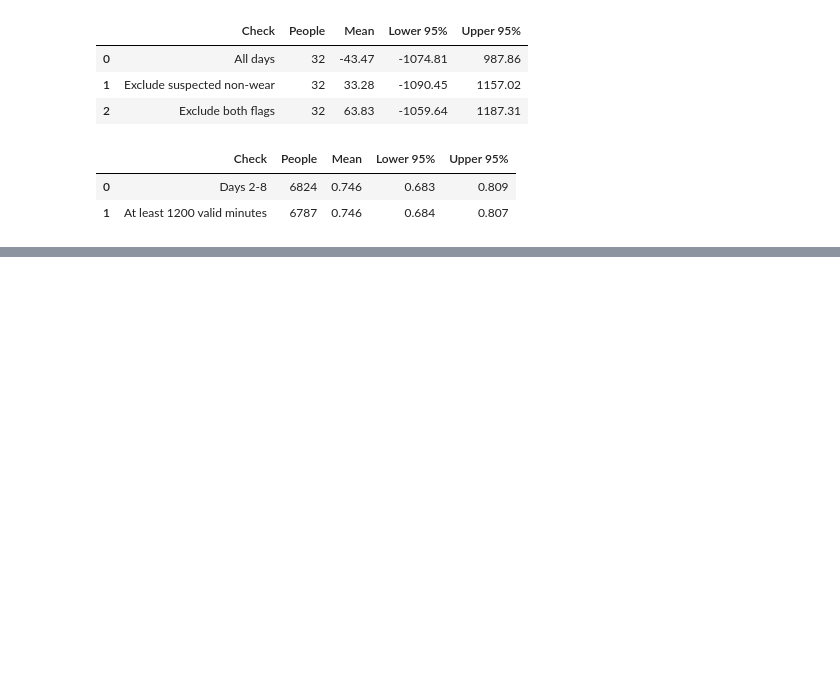
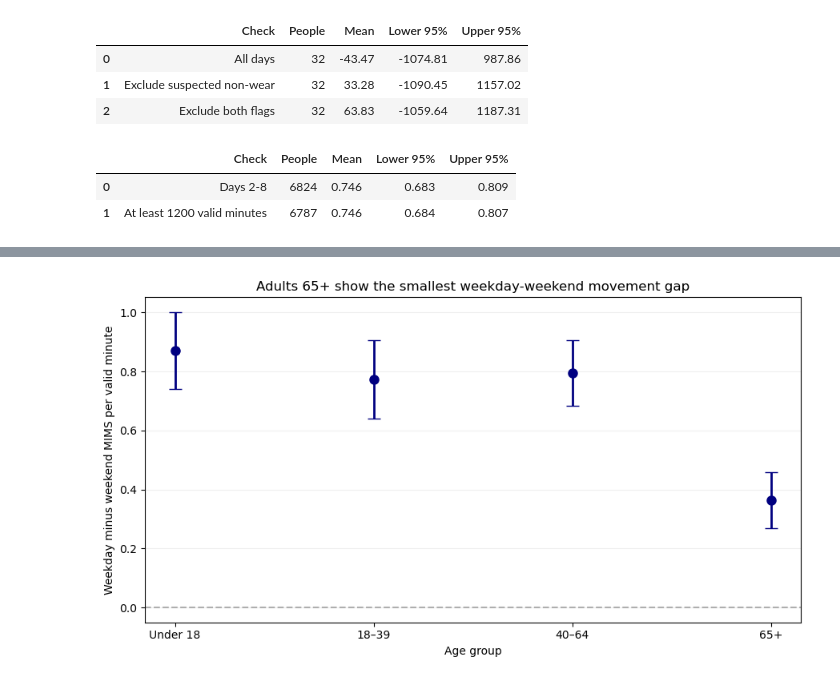
Before and after one commit to gcisne4/cs418-Fitness-Analytics, a Jupyter notebook: eda.ipynb, the cells around one changed output, grey strips where cells are left out. Drawn from its saved outputs; the diff is of its cells as text; code cells hidden in the pictures; blank space fills up the shorter version.

Commit message:
Add NHANES demographic analysis and age-group findings

```diff
--- a/eda.ipynb
+++ b/eda.ipynb
@@ -1288,3 +1288,16 @@ Name: PAXVMD, dtype: float64
 |  | Check | People | Mean | Lower 95% | Upper 95% |
 | 0 | Days 2-8 | 6824 | 0.746 | 0.683 | 0.809 |
 | 1 | At least 1200 valid minutes | 6787 | 0.746 | 0.684 | 0.807 |
+# %%
+demo = pd.read_sas("data/cdc/DEMO_G.xpt")
+
+print("Dataset shape:", demo.shape)
+
+print("\nDemographic variables:")
+display(demo[[
+    "SEQN",
+    "RIDAGEYR",
+    "RIAGENDR",
+    "INDFMPIR",
+    "DMDEDUC2"
+]].head())
@@ -1290,0 +1499,49 @@ Name: PAXVMD, dtype: float64
+# %%
+import matplotlib.pyplot as plt
+from pathlib import Path
+
+# Prepare values and confidence intervals
+groups = age_results["Age Group"]
+means = age_results["Difference"]
+
+lower_errors = means - age_results["95% CI Lower"]
+upper_errors = age_results["95% CI Upper"] - means
+
+# Create figure
+fig, ax = plt.subplots(figsize=(9, 5))
+
+ax.errorbar(
+    groups,
+    means,
+    yerr=[lower_errors, upper_errors],
+    fmt="o",
+    color="navy",
+    markersize=8,
+    capsize=6,
+    linewidth=2
+)
+
+ax.axhline(0, color="gray", linestyle="--", alpha=0.6)
+
+ax.set_title(
+    "Adults 65+ show the smallest weekday-weekend movement gap"
+)
+ax.set_xlabel("Age group")
+ax.set_ylabel("Weekday minus weekend MIMS per valid minute")
+
+ax.grid(axis="y", alpha=0.2)
+
+plt.tight_layout()
+
+# Save figure
+Path("figures").mkdir(exist_ok=True)
+
+plt.savefig(
+    "figures/finding_four_nhanes_age_groups.png",
+    dpi=200,
+    bbox_inches="tight"
+)
+
+plt.show()
+# %% [output]
+[figure, added]
```
Also changed, not shown: parts of 19 cells of this notebook, 3 other files.
